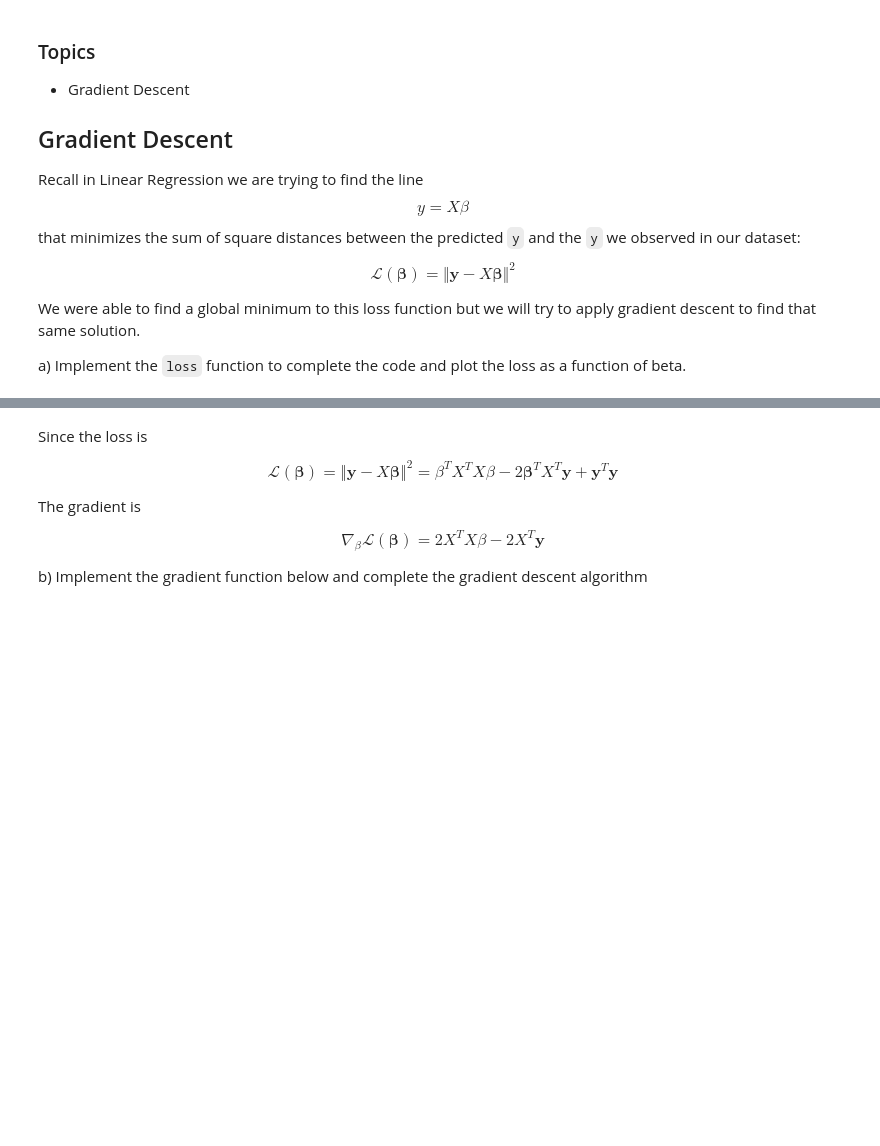
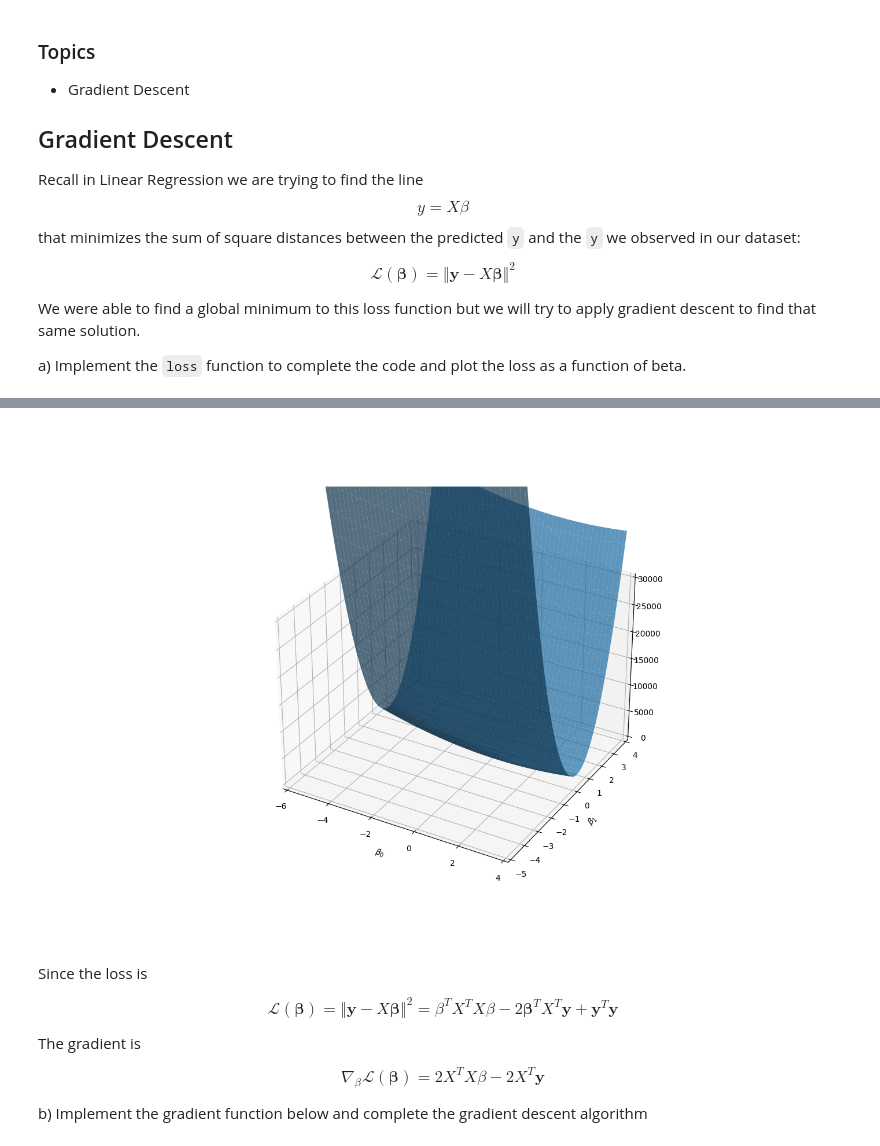
Before and after one commit to diavillalpando/CS506_Worksheets, a Jupyter notebook: worksheet_22.ipynb, the cells around one changed output, grey strips where cells are left out. Saved outputs shown, nothing was run; the diff lists cells and outputs as text; code cells hidden in the pictures; blank space fills up the shorter version.

```diff
--- a/worksheet_22.ipynb
+++ b/worksheet_22.ipynb
@@ -41,34 +41,38 @@ b1 = np.arange(-5, 4, 0.1)
 b0, b1 = np.meshgrid(b0, b1)
 
 def loss(X, y, beta):
-    return ...
+    # return X
+    # return np.linalg.inv(X.T @ X) @ X.T @ y
+    return np.linalg.norm(y- X @ beta ) **2
 
 def get_cost(B0, B1):
     res = []
     for b0, b1 in zip(B0, B1):
         line = []
         for i in range(len(b0)):
             beta = np.array([b0[i], b1[i]])
             line.append(loss(X, y, beta))
         res.append(line)
     return np.array(res)
 
 cost = get_cost(b0, b1)
 
 # Creating figure
 fig = plt.figure(figsize =(14, 9))
 ax = plt.axes(projection ='3d')
 ax.set_xlim(-6, 4)
 ax.set_xlabel(r'$\beta_0$')
 ax.set_ylabel(r'$\beta_1$')
 ax.set_ylim(-5, 4)
 ax.set_zlim(0, 30000)
 
 # Creating plot
 ax.plot_surface(b0, b1, cost, alpha=.7)
 
 # show plot
 plt.show()
+# %% [output]
+[figure, added]
 # %% [markdown]
 Since the loss is
 
```
Also changed, not shown: parts of 7 cells of this notebook, 4 other files.
